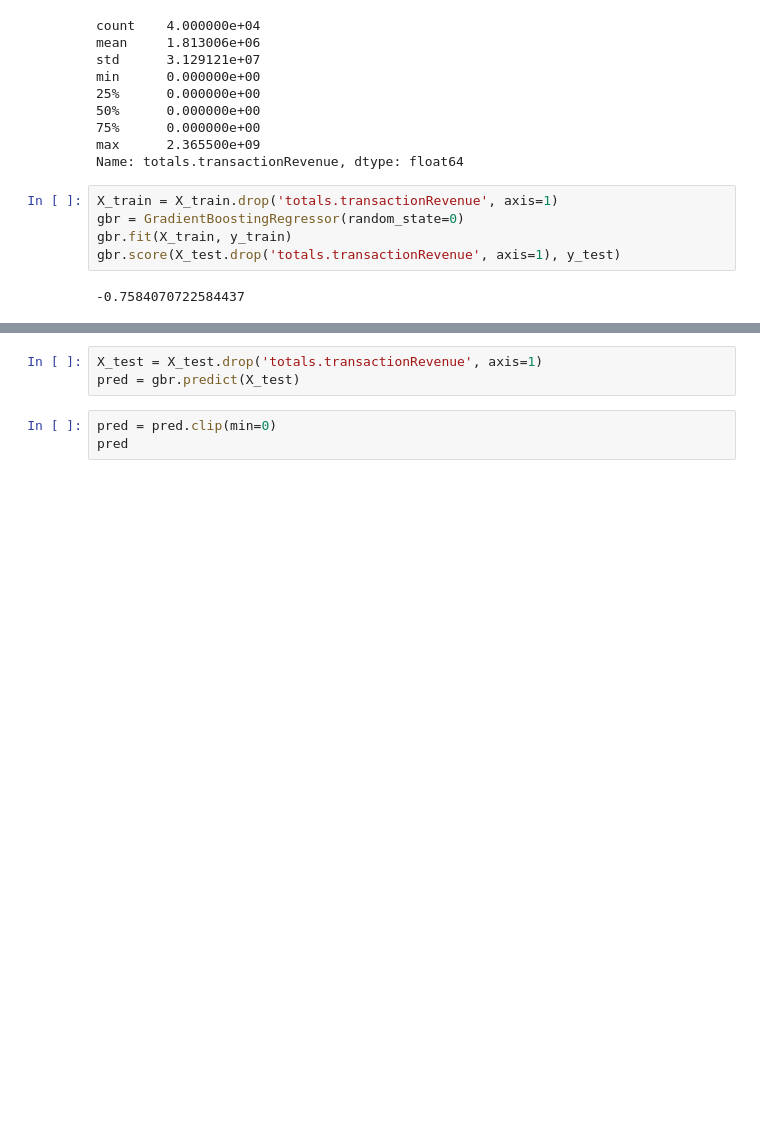
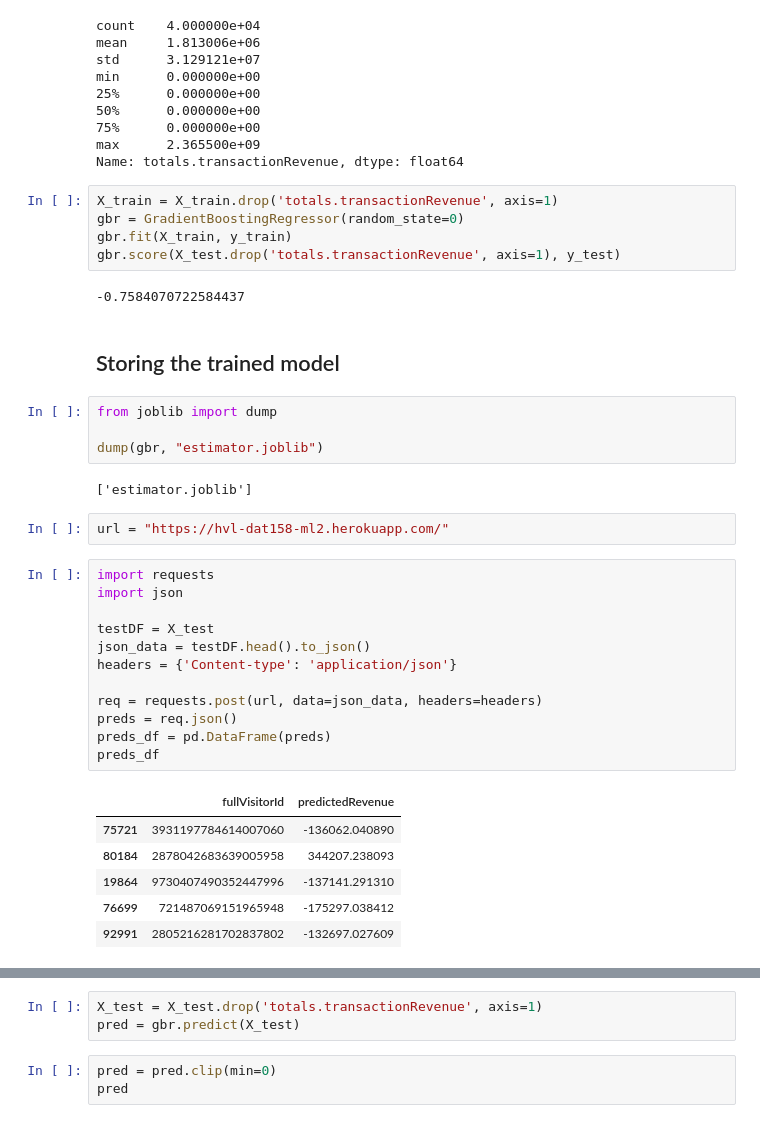
Before and after one commit to SteffenLG/DAT158-Oblig2, a Jupyter notebook: DAT158-Oblig2.ipynb, the cells around one changed output, grey strips where cells are left out. Cells and saved outputs as stored; diff of their text form; blank space fills up the shorter version.

```diff
--- a/DAT158-Oblig2.ipynb
+++ b/DAT158-Oblig2.ipynb
@@ -752,3 +739,32 @@ gbr.fit(X_train, y_train)
 gbr.score(X_test.drop('totals.transactionRevenue', axis=1), y_test)
 # %% [output]
 -0.7584070722584437
+# %% [markdown]
+## Storing the trained model
+# %%
+from joblib import dump
+
+dump(gbr, "estimator.joblib")
+# %% [output]
+['estimator.joblib']
+# %%
+url = "https://hvl-dat158-ml2.herokuapp.com/"
+# %%
+import requests
+import json
+
+testDF = X_test
+json_data = testDF.head().to_json()
+headers = {'Content-type': 'application/json'}
+
+req = requests.post(url, data=json_data, headers=headers)
+preds = req.json()
+preds_df = pd.DataFrame(preds)
+preds_df
+# %% [output]
+|  | fullVisitorId | predictedRevenue |
+| 75721 | 3931197784614007060 | -136062.040890 |
+| 80184 | 2878042683639005958 | 344207.238093 |
+| 19864 | 9730407490352447996 | -137141.291310 |
+| 76699 | 721487069151965948 | -175297.038412 |
+| 92991 | 2805216281702837802 | -132697.027609 |
```
Also changed, not shown: parts of 7 cells of this notebook, 2 other files.
